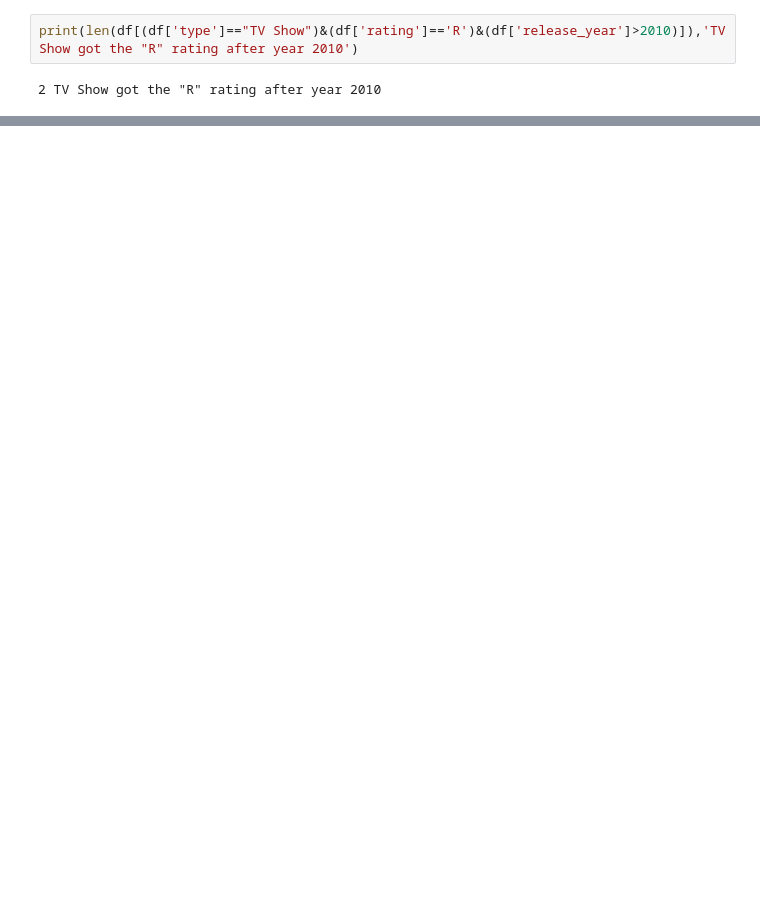
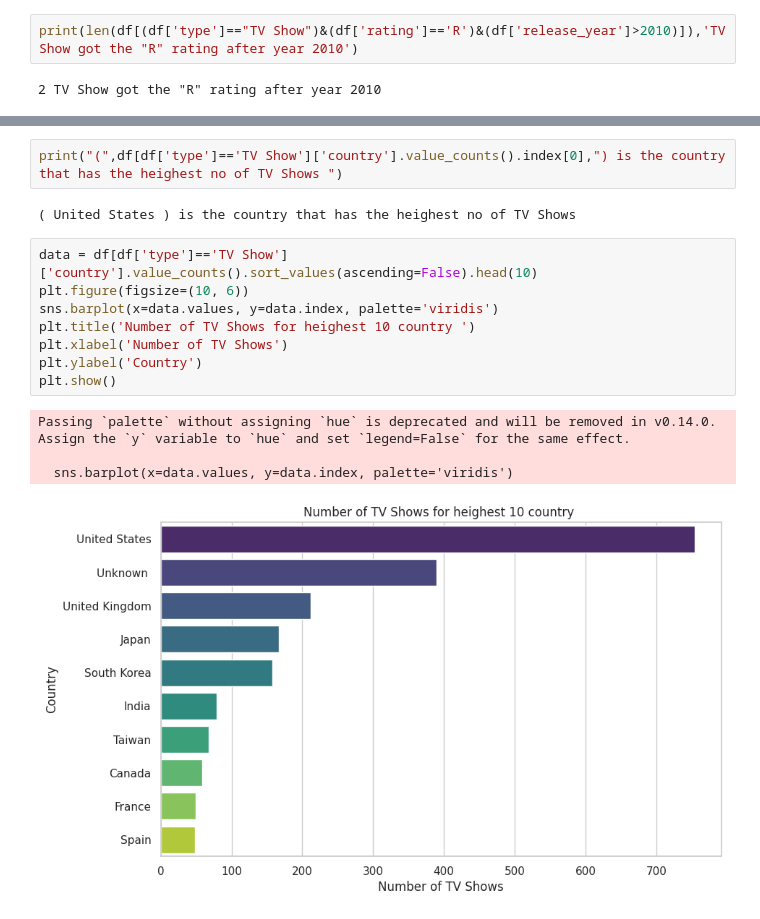
Before and after one commit to Rezashatery/Netflix-Movies-and-TV-Shows-, a Jupyter notebook: netflix-analysis.ipynb, the cells around one changed output, grey strips where cells are left out. Saved outputs shown, nothing was run; the diff lists cells and outputs as text; blank space fills up the shorter version.

```diff
--- a/netflix-analysis.ipynb
+++ b/netflix-analysis.ipynb
@@ -583,0 +600,17 @@ print(len(df[(df['type']=="TV Show")&(df['rating']=='R')&(df['release_year']>201
+# %%
+print("(",df[df['type']=='TV Show']['country'].value_counts().index[0],") is the country that has the heighest no of TV Shows ")
+# %% [output]
+( United States ) is the country that has the heighest no of TV Shows
+# %%
+data = df[df['type']=='TV Show']['country'].value_counts().sort_values(ascending=False).head(10)
+plt.figure(figsize=(10, 6))
+sns.barplot(x=data.values, y=data.index, palette='viridis')
+plt.title('Number of TV Shows for heighest 10 country ')
+plt.xlabel('Number of TV Shows')
+plt.ylabel('Country')
+plt.show()
+# %% [output]
+Passing `palette` without assigning `hue` is deprecated and will be removed in v0.14.0. Assign the `y` variable to `hue` and set `legend=False` for the same effect.
+
+  sns.barplot(x=data.values, y=data.index, palette='viridis')
+[figure, added]
```
Also changed, not shown: parts of 6 cells of this notebook.
